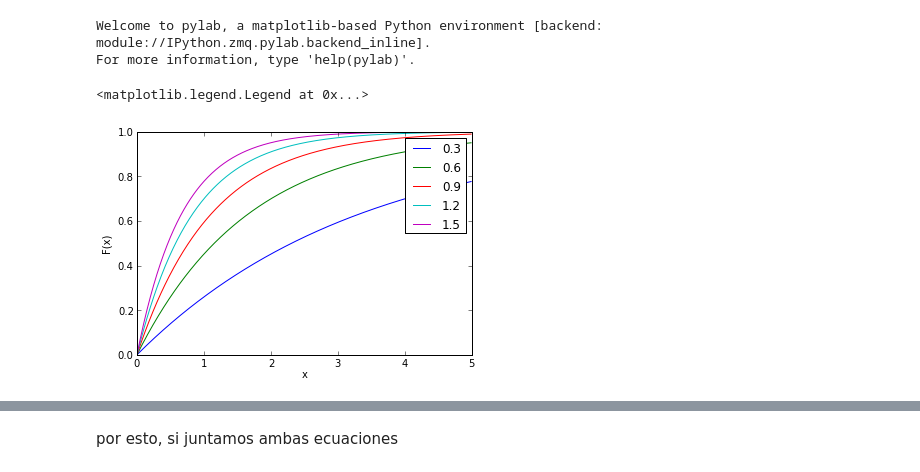
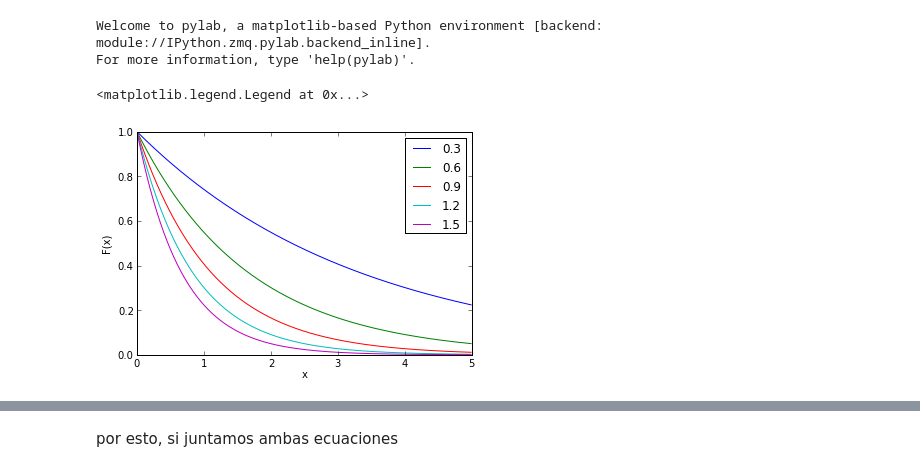
Before and after one commit to jdestupinan1332/Sistems-Biology, a Jupyter notebook: hw_4/Punto 2.ipynb, the cells around one changed output, grey strips where cells are left out. Cells and saved outputs as stored; diff of their text form; code cells hidden in the pictures.

```diff
--- a/hw_4/Punto 2.ipynb
+++ b/hw_4/Punto 2.ipynb
@@ -12,12 +12,12 @@ For more information, type 'help(pylab)'.
 # %%
 r = arange(0.3,1.8, 0.3) #lista de 0.3 < r < 1.5  medias
 x = arange(0,5,0.01) #lista de vlores de x para poder graficar bien
 for media in r:
-    F = 1 - pow(e,-media*x) #por cada valor en r se hace esto
+    F = pow(e,-media*x) #por cada valor en r se hace esto
     plot (x,F)
 xlabel('x')
 ylabel('F(x)')
 legend (r)
 # %% [output]
 <matplotlib.legend.Legend at 0x...>
-[figure, old version]
+[figure, new version]
```
Also changed, not shown: parts of 15 cells of this notebook.
